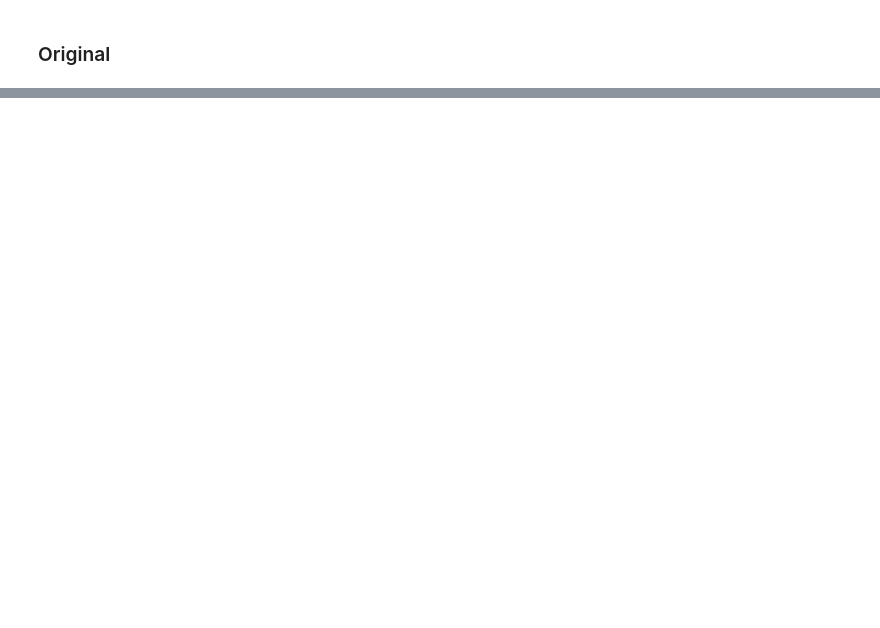
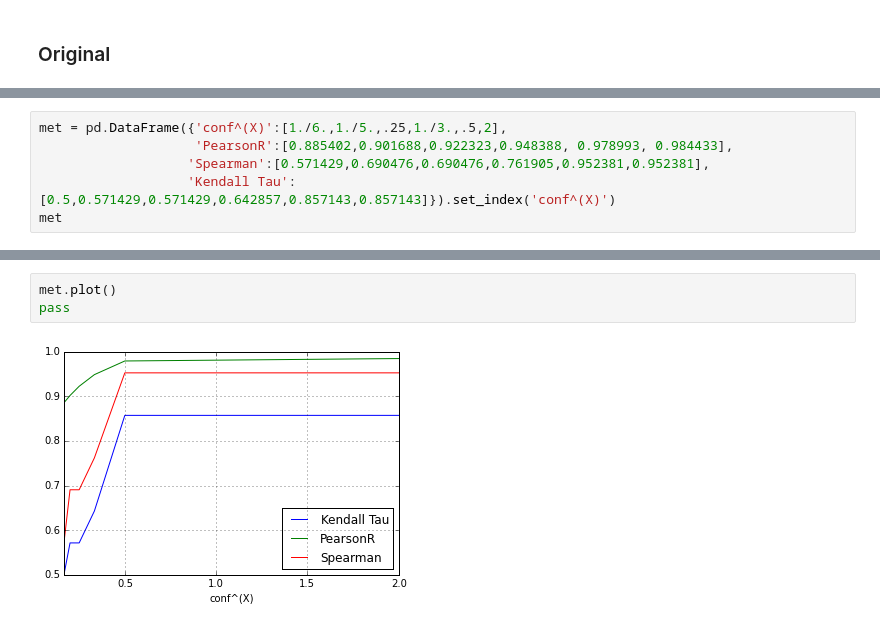
Before and after one commit to alexmemory/PrDBSens, a Jupyter notebook: notes/20150409_ACM_trio.ipynb, the cells around one changed output, grey strips where cells are left out. Drawn from its saved outputs; the diff is of its cells as text; blank space fills up the shorter version.

```diff
--- a/notes/20150409_ACM_trio.ipynb
+++ b/notes/20150409_ACM_trio.ipynb
@@ -603,0 +765,6 @@ df2.sort('conf', ascending=False)
+# %%
+met = pd.DataFrame({'conf^(X)':[1./6.,1./5.,.25,1./3.,.5,2],
+                    'PearsonR':[0.885402,0.901688,0.922323,0.948388, 0.978993, 0.984433],
+                   'Spearman':[0.571429,0.690476,0.690476,0.761905,0.952381,0.952381],
+                   'Kendall Tau':[0.5,0.571429,0.571429,0.642857,0.857143,0.857143]}).set_index('conf^(X)')
+met
@@ -603,0 +780,5 @@ df2.sort('conf', ascending=False)
+# %%
+met.plot()
+pass
+# %% [output]
+[figure, added]
```
Also changed, not shown: parts of 39 cells of this notebook.
